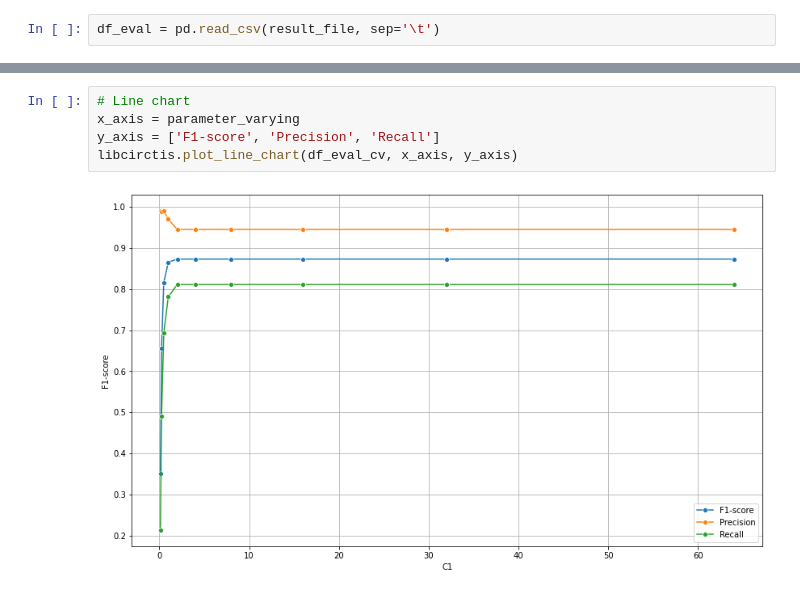
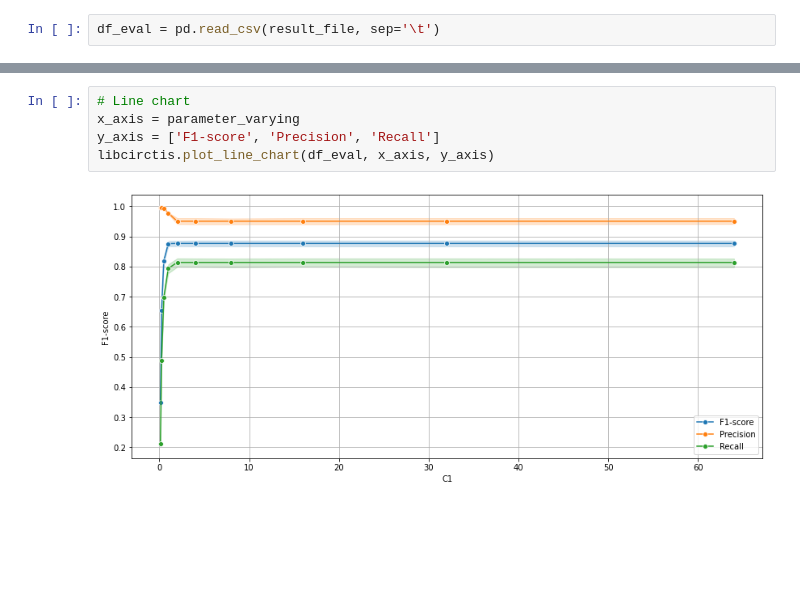
Before and after one commit to denilsonfbar/circTIS-exps-BSB2023, a Jupyter notebook: 09.2_C_hiperparameter_selection_eval.ipynb, the cells around one changed output, grey strips where cells are left out. Saved outputs shown, nothing was run; the diff lists cells and outputs as text; blank space fills up the shorter version.

```diff
--- a/09.2_C_hiperparameter_selection_eval.ipynb
+++ b/09.2_C_hiperparameter_selection_eval.ipynb
@@ -30,7 +30,7 @@ df_eval_cv
 # %%
 # Line chart
 x_axis = parameter_varying
 y_axis = ['F1-score', 'Precision', 'Recall']
-libcirctis.plot_line_chart(df_eval_cv, x_axis, y_axis)
+libcirctis.plot_line_chart(df_eval, x_axis, y_axis)
 # %% [output]
-[figure, old version]
+[figure, new version]
```
Also changed, not shown: parts of 1 cell of this notebook, 26 other files.
